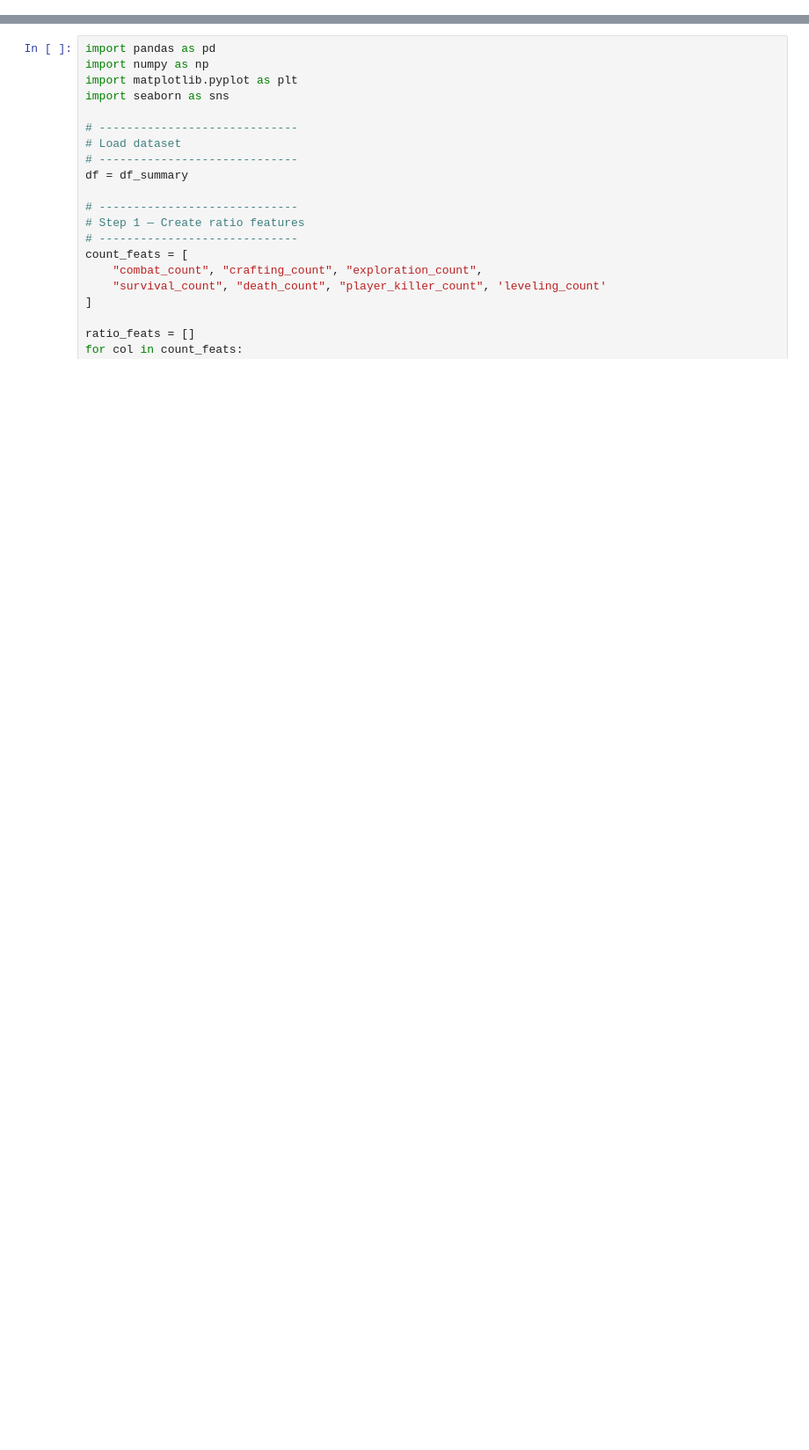
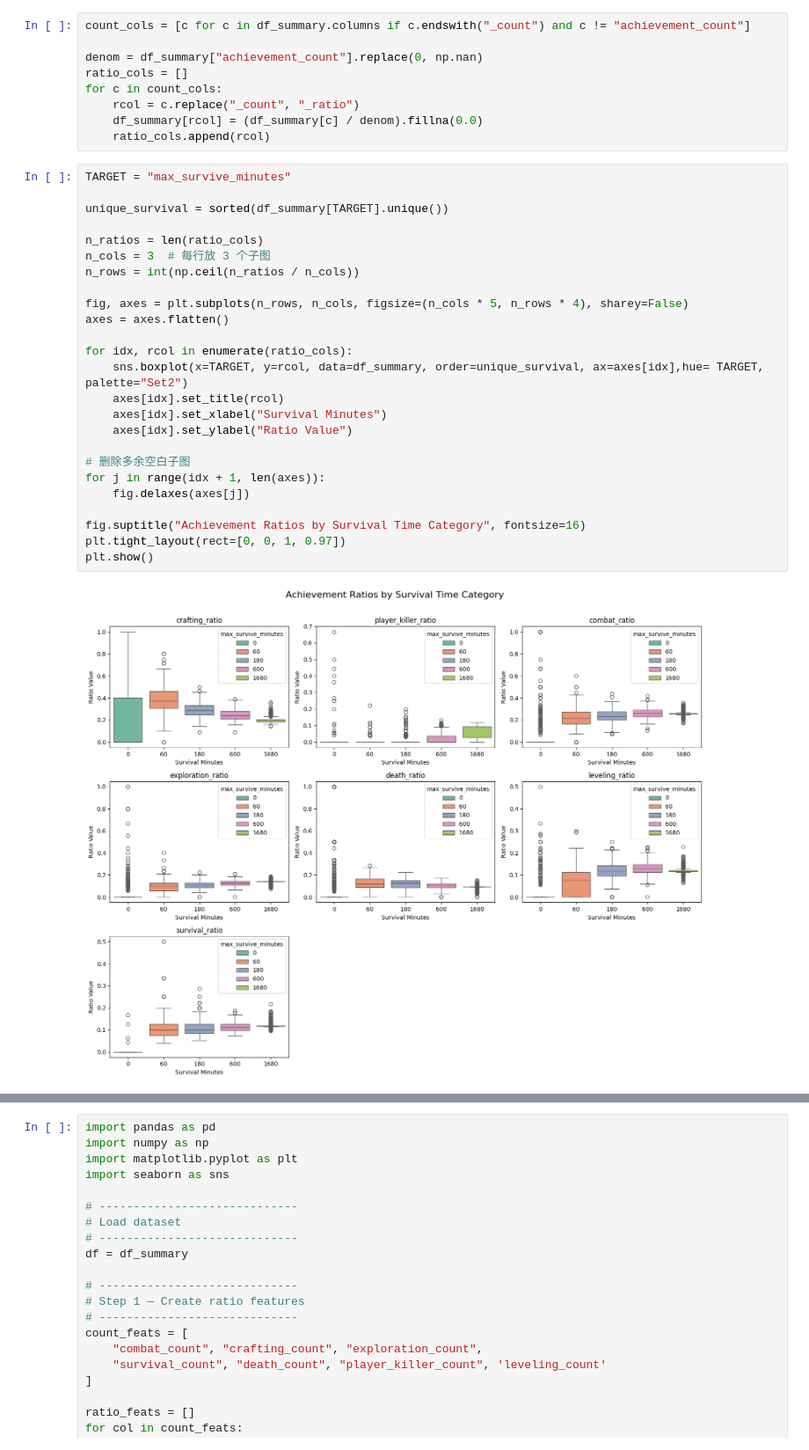
Before and after one commit to alextianyf/Steam-GamePlayer-Insight, a Jupyter notebook: notebooks/7DTD/02-Survival-time-classification.ipynb, the cells around one changed output, grey strips where cells are left out. Shown at 88% size. Cells and saved outputs as stored; diff of their text form; blank space fills up the shorter version.

```diff
--- a/notebooks/7DTD/02-Survival-time-classification.ipynb
+++ b/notebooks/7DTD/02-Survival-time-classification.ipynb
@@ -940,0 +30,36 @@ weighted avg     0.5826    0.5732    0.5775       239
+# %%
+count_cols = [c for c in df_summary.columns if c.endswith("_count") and c != "achievement_count"]
+
+denom = df_summary["achievement_count"].replace(0, np.nan)
+ratio_cols = []
+for c in count_cols:
+    rcol = c.replace("_count", "_ratio")
+    df_summary[rcol] = (df_summary[c] / denom).fillna(0.0)
+    ratio_cols.append(rcol)
+# %%
+TARGET = "max_survive_minutes"
+
+unique_survival = sorted(df_summary[TARGET].unique())
+
+n_ratios = len(ratio_cols)
+n_cols = 3  # 每行放 3 个子图
+n_rows = int(np.ceil(n_ratios / n_cols))
+
+fig, axes = plt.subplots(n_rows, n_cols, figsize=(n_cols * 5, n_rows * 4), sharey=False)
+axes = axes.flatten()
+
+for idx, rcol in enumerate(ratio_cols):
+    sns.boxplot(x=TARGET, y=rcol, data=df_summary, order=unique_survival, ax=axes[idx],hue= TARGET, palette="Set2")
+    axes[idx].set_title(rcol)
+    axes[idx].set_xlabel("Survival Minutes")
+    axes[idx].set_ylabel("Ratio Value")
+
+# 删除多余空白子图
+for j in range(idx + 1, len(axes)):
+    fig.delaxes(axes[j])
+
+fig.suptitle("Achievement Ratios by Survival Time Category", fontsize=16)
+plt.tight_layout(rect=[0, 0, 1, 0.97])
+plt.show()
+# %% [output]
+[figure, added]
```
Also changed, not shown: parts of 15 cells of this notebook, 1 other file.
